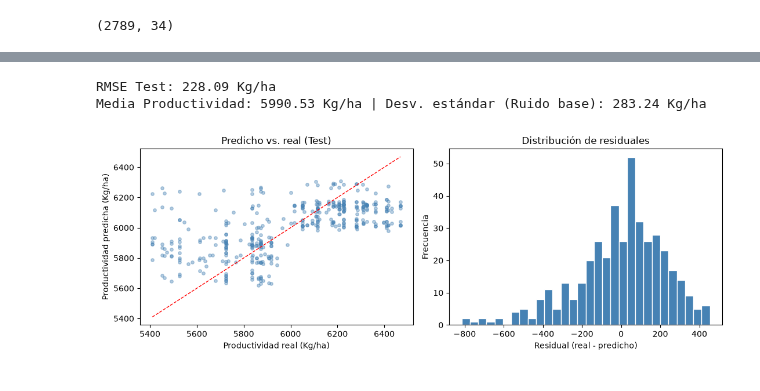
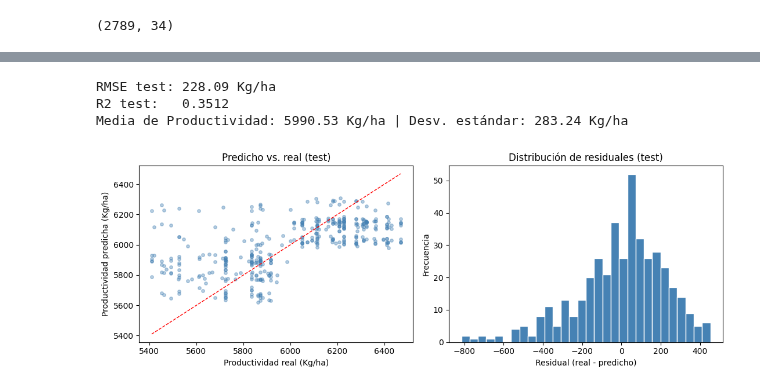
Before and after one commit to SalomonAvila/MachineLearning, a Jupyter notebook: Taller01 - Entregable/Taller1_Punto1_Regresion_lineal.ipynb, the cells around one changed output, grey strips where cells are left out. Saved outputs shown, nothing was run; the diff lists cells and outputs as text; code cells hidden in the pictures.

```diff
--- a/Taller01 - Entregable/Taller1_Punto1_Regresion_lineal.ipynb
+++ b/Taller01 - Entregable/Taller1_Punto1_Regresion_lineal.ipynb
@@ -338,10 +361,10 @@ base_numeric = [
     "Max temp_D61_D90", "Min temp_D91_D120", "Max temp_D91_D120", "Inst Wind Speed_D1_D30(in Knots)",
     "Inst Wind Speed_D31_D60(in Knots)", "Inst Wind Speed_D61_D90(in Knots)", "Inst Wind Speed_D91_D120(in Knots)",
     "Relative Humidity_D1_D30", "Relative Humidity_D31_D60", "Relative Humidity_D61_D90",
-    "Relative Humidity_D91_D120"
+    "Relative Humidity_D91_D120",
 ]
-
 dummy_cols = list(df_dummies.columns)
+wind_trig_cols = [c for c in df.columns if c.endswith("_sin") or c.endswith("_cos")]
 key_poly_cols = ["30DRain( in mm)", "Min temp_D1_D30", "Relative Humidity_D1_D30"]
 
 target = "Productividad"
@@ -354,12 +377,10 @@ def make_design(cols, poly_cols=None):
     Xtr = train_df[cols].values.astype(float)
     Xval = val_df[cols].values.astype(float)
     Xtest = test_df[cols].values.astype(float)
-    # Añadir términos polinómicos de grado 2
     if poly_cols:
         Xtr = np.hstack([Xtr, train_df[poly_cols].values.astype(float) ** 2])
         Xval = np.hstack([Xval, val_df[poly_cols].values.astype(float) ** 2])
         Xtest = np.hstack([Xtest, test_df[poly_cols].values.astype(float) ** 2])
-
     Xtr_s, mu, sigma = standardize(Xtr)
     Xval_s, _, _ = standardize(Xval, mu, sigma)
     Xtest_s, _, _ = standardize(Xtest, mu, sigma)
@@ -368,23 +389,23 @@ def make_design(cols, poly_cols=None):
 ALPHA, EPOCHS = 0.05, 3000
 results = []
 
-# Modelo A: Sólo numéricas
+# Modelo A: numéricas
 Xtr_A, Xval_A, Xtest_A = make_design(base_numeric)
 theta_A, _ = fit_model(Xtr_A, y_train, alpha=ALPHA, epochs=EPOCHS, lam=0.0)
-results.append(["A: Numéricas", 0.0, rmse(theta_A, Xtr_A, y_train), rmse(theta_A, Xval_A, y_val)])
+results.append(["A: numéricas", 0.0, rmse(theta_A, Xtr_A, y_train), rmse(theta_A, Xval_A, y_val), r2_score(theta_A, Xval_A, y_val)])
 
-# Modelo B: Añadir Dummies (Agriblock, Variety, Soil Types, Nursery, Wind Direction)
+# Modelo B: + categóricas
 cols_B = base_numeric + dummy_cols
 Xtr_B, Xval_B, Xtest_B = make_design(cols_B)
 theta_B, _ = fit_model(Xtr_B, y_train, alpha=ALPHA, epochs=EPOCHS, lam=0.0)
-results.append(["B: + Categóricas (Dummies)", 0.0, rmse(theta_B, Xtr_B, y_train), rmse(theta_B, Xval_B, y_val)])
+results.append(["B: + categóricas", 0.0, rmse(theta_B, Xtr_B, y_train), rmse(theta_B, Xval_B, y_val), r2_score(theta_B, Xval_B, y_val)])
 
-# Modelo C: Añadir términos polinómicos para ciertas variables
-cols_C = base_numeric + dummy_cols
+# Modelo C: + viento (sin/cos) + polinomios
+cols_C = base_numeric + dummy_cols + wind_trig_cols
 Xtr_C, Xval_C, Xtest_C = make_design(cols_C, poly_cols=key_poly_cols)
 theta_C, _ = fit_model(Xtr_C, y_train, alpha=ALPHA, epochs=EPOCHS, lam=0.0)
-results.append(["C: + Polinomios", 0.0, rmse(theta_C, Xtr_C, y_train), rmse(theta_C, Xval_C, y_val)])
+results.append(["C: + viento + polinomios", 0.0, rmse(theta_C, Xtr_C, y_train), rmse(theta_C, Xval_C, y_val), r2_score(theta_C, Xval_C, y_val)])
 
-results_df = pd.DataFrame(results, columns=["Modelo", "lambda", "RMSE train", "RMSE val"])
+results_df = pd.DataFrame(results, columns=["Modelo", "lambda", "RMSE train", "RMSE val", "R2 val"])
 results_df
 # %% [output]
@@ -399,23 +420,15 @@ Utilizaremos la estructura del **Modelo C** para aplicar Regularización L2 y ev
 # %%
 grid_results = []
-alphas = [0.0001, 0.0003, 0.001, 0.003, 0.01]
-lambdas = [0.0, 0.1, 1.0, 10.0, 50.0, 100.0]
-
-total_iters = len(alphas) * len(lambdas)
-current_iter = 0
-
-for alpha in alphas:
-    for lam in lambdas:
-        current_iter += 1
-
+for alpha in [0.01, 0.05, 0.1]:
+    for lam in [0.0, 1.0, 10.0, 50.0, 100.0]:
         theta_g, _ = fit_model(Xtr_C, y_train, alpha=alpha, epochs=EPOCHS, lam=lam)
-
         grid_results.append([
             alpha, lam,
             rmse(theta_g, Xtr_C, y_train),
-            rmse(theta_g, Xval_C, y_val)
+            rmse(theta_g, Xval_C, y_val),
+            r2_score(theta_g, Xval_C, y_val),
         ])
 
-grid_df = pd.DataFrame(grid_results, columns=["alpha", "lambda", "RMSE train", "RMSE val"])
+grid_df = pd.DataFrame(grid_results, columns=["alpha", "lambda", "RMSE train", "RMSE val", "R2 val"])
 grid_df.sort_values("RMSE val").reset_index(drop=True)
 # %% [output]
@@ -484,29 +498,32 @@ Se utiliza el conjunto de test **por única vez** en todo el flujo experimental.
 # %%
 test_rmse = rmse(theta_D, Xtest_C, y_test)
-print(f"RMSE Test: {test_rmse:.2f} Kg/ha")
-print(f"Media Productividad: {df[target].mean():.2f} Kg/ha | Desv. estándar (Ruido base): {df[target].std():.2f} Kg/ha")
+test_r2 = r2_score(theta_D, Xtest_C, y_test)
+print(f"RMSE test: {test_rmse:.2f} Kg/ha")
+print(f"R2 test:   {test_r2:.4f}")
+print(f"Media de Productividad: {df[target].mean():.2f} Kg/ha | Desv. estándar: {df[target].std():.2f} Kg/ha")
 # %% [output]
-RMSE Test: 228.09 Kg/ha
-Media Productividad: 5990.53 Kg/ha | Desv. estándar (Ruido base): 283.24 Kg/ha
+RMSE test: 228.09 Kg/ha
+R2 test:   0.3512
+Media de Productividad: 5990.53 Kg/ha | Desv. estándar: 283.24 Kg/ha
 # %%
 y_pred_test = Xtest_C @ theta_D
 
 fig, axes = plt.subplots(1, 2, figsize=(11,4))
 
 axes[0].scatter(y_test, y_pred_test, alpha=0.4, s=15, color="steelblue")
 lims = [min(y_test.min(), y_pred_test.min()), max(y_test.max(), y_pred_test.max())]
 axes[0].plot(lims, lims, color="red", linestyle="--", linewidth=1)
 axes[0].set_xlabel("Productividad real (Kg/ha)")
 axes[0].set_ylabel("Productividad predicha (Kg/ha)")
-axes[0].set_title("Predicho vs. real (Test)")
+axes[0].set_title("Predicho vs. real (test)")
 
 residuals = (y_test - y_pred_test).ravel()
 axes[1].hist(residuals, bins=30, color="steelblue", edgecolor="white")
 axes[1].set_xlabel("Residual (real - predicho)")
 axes[1].set_ylabel("Frecuencia")
-axes[1].set_title("Distribución de residuales")
+axes[1].set_title("Distribución de residuales (test)")
 
 plt.tight_layout()
 plt.show()
 # %% [output]
-[figure, old version]
+[figure, new version]
```
Also changed, not shown: parts of 78 cells of this notebook.
